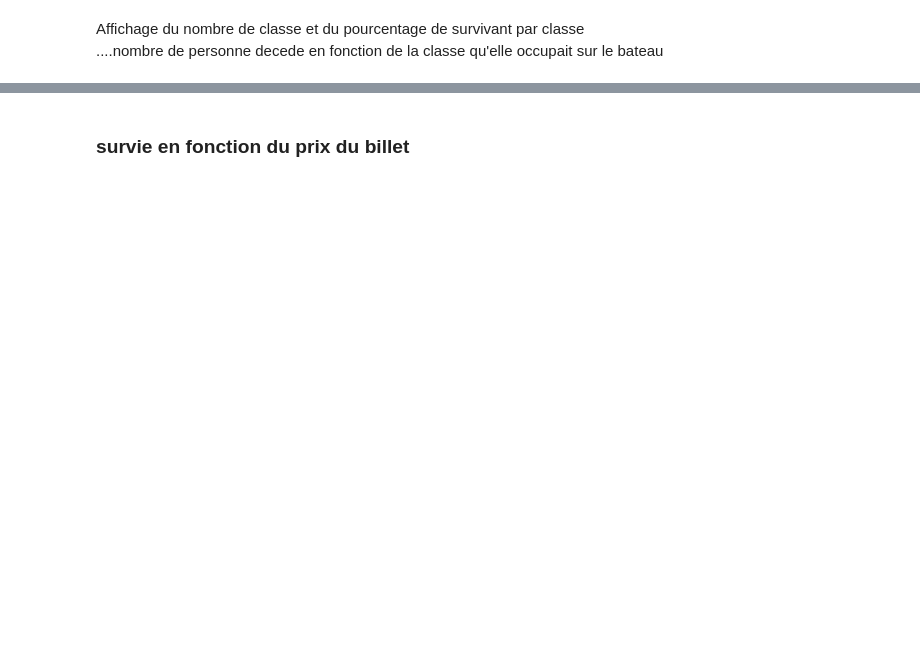
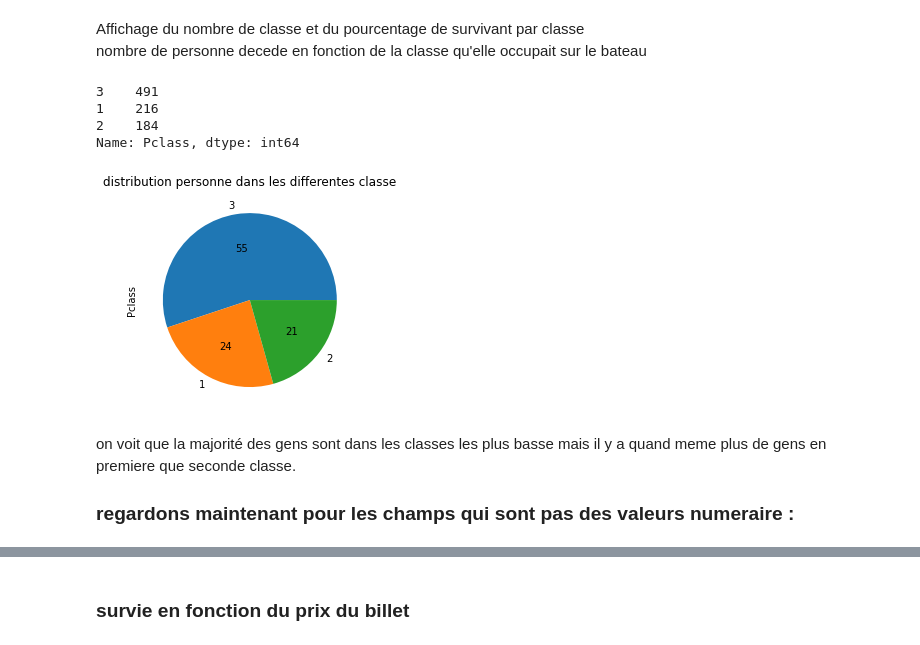
Before and after one commit to apozel/titadata, a Jupyter notebook: Projet data science titanic-checkpoint.ipynb, the cells around one changed output, grey strips where cells are left out. Saved outputs shown, nothing was run; the diff lists cells and outputs as text; code cells hidden in the pictures; blank space fills up the shorter version.

Commit message:
faire les modifications sur les features faire les l'affichage des differents resultats

```diff
--- a/Projet data science titanic-checkpoint.ipynb
+++ b/Projet data science titanic-checkpoint.ipynb
@@ -36,3 +150,3 @@ titanic_train_data.head(n=7)
 # %% [markdown]
- Affichage du nombre de classe et du pourcentage de survivant par classe
-....nombre de personne decede en fonction de la classe qu'elle occupait sur le bateau
+Affichage du nombre de classe et du pourcentage de survivant par classe
+nombre de personne decede en fonction de la classe qu'elle occupait sur le bateau
@@ -45,0 +153,16 @@ titanic_train_data["Pclass"].value_counts()
+# %%
+Pclass = titanic_train_data['Pclass'].value_counts();
+print(Pclass);
+plt.figure();
+plt.title('distribution personne dans les differentes classe');
+Pclass.plot.pie(autopct="%.0f");
+# %% [output]
+3    491
+1    216
+2    184
+Name: Pclass, dtype: int64
+[figure, added]
+# %% [markdown]
+on voit que la majorité des gens sont dans les classes les plus basse mais il y a quand meme plus de gens en premiere que seconde classe.
+
+### regardons maintenant pour les champs qui sont pas des valeurs numeraire :
```
Also changed, not shown: parts of 41 cells of this notebook, 1 other file.
